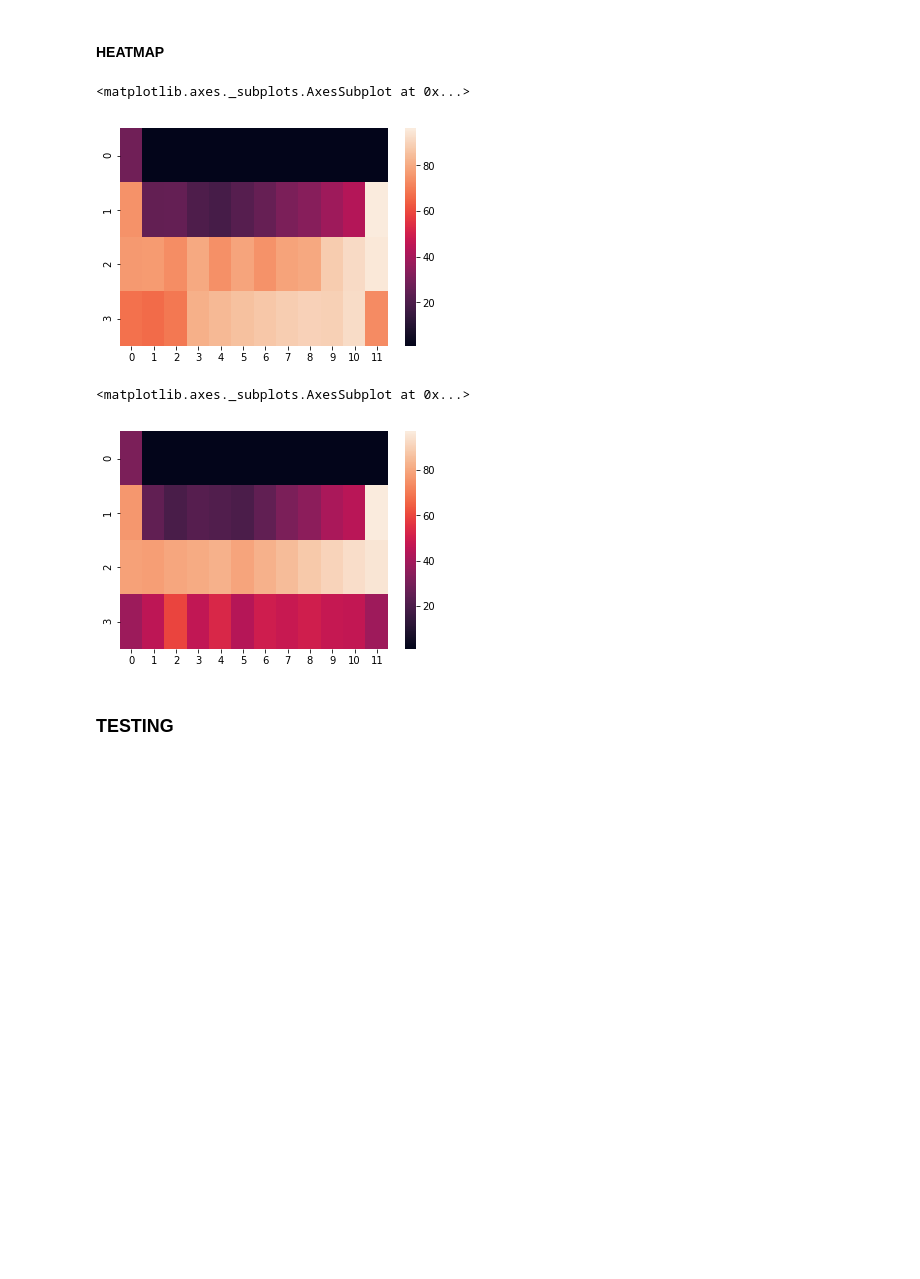
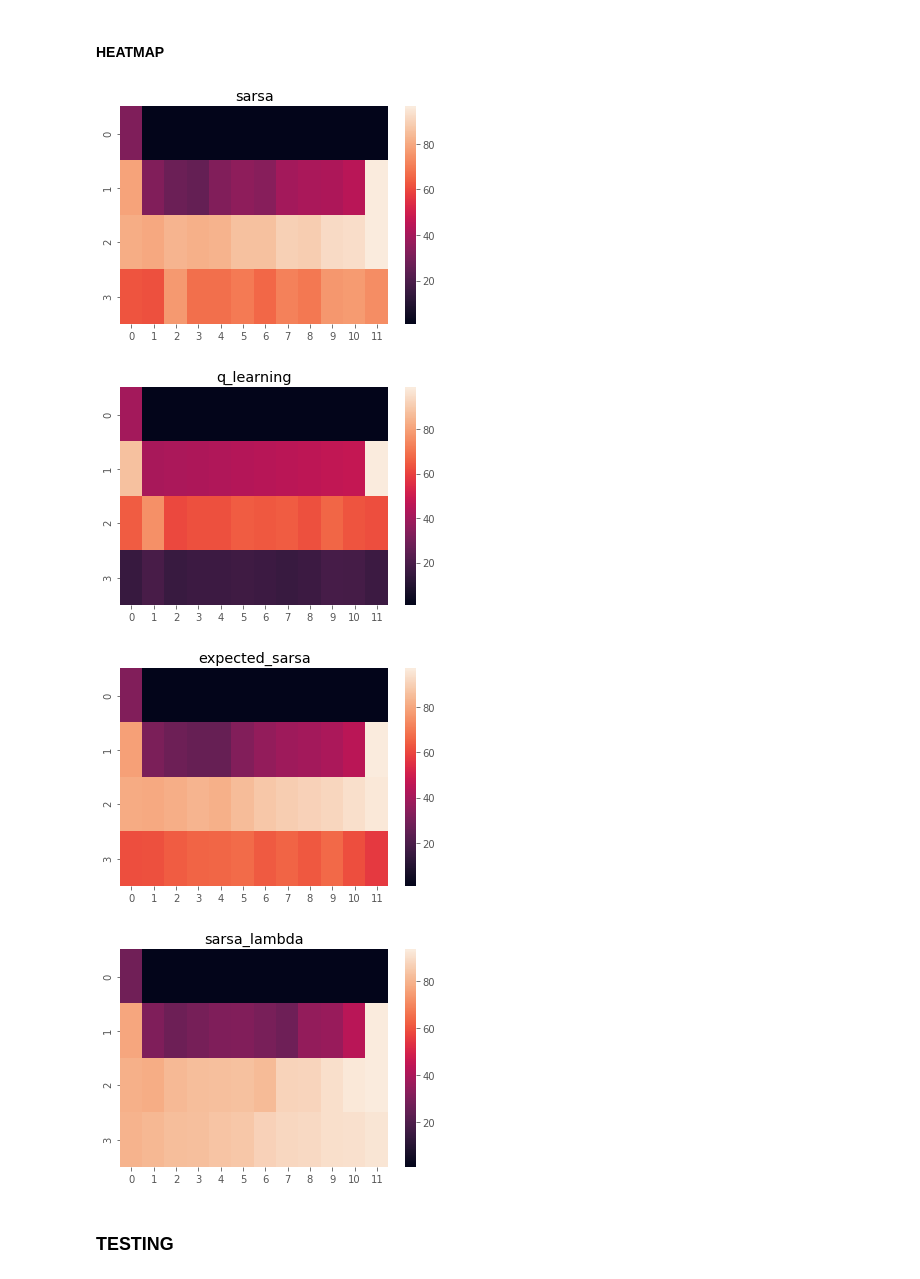
Before and after one commit to BenoitLeguay/Reinforcement_Learning_Basics, a Jupyter notebook: tabular_method/temporal_difference/Analysis with Cliffword.ipynb, the cells around one changed output. Drawn from its saved outputs; the diff is of its cells as text; code cells hidden in the pictures; blank space fills up the shorter version.

```diff
--- a/tabular_method/temporal_difference/Analysis with Cliffword.ipynb
+++ b/tabular_method/temporal_difference/Analysis with Cliffword.ipynb
@@ -56,0 +56,7 @@ expected_sarsa_agent = myagents.ExpectedSarsaAgent(agent_init)
+# %%
+agents = {
+    'sarsa': sarsa_agent,
+    'q_learning': q_learning_agent,
+    'expected_sarsa': expected_sarsa_agent,
+    'sarsa_lambda': sarsa_lambda_agent
+}
@@ -57,23 +67,2 @@ expected_sarsa_agent = myagents.ExpectedSarsaAgent(agent_init)
 # %% [markdown]
 ### Training
-# %%
-n_episode = 50000
-t_max_per_episode = 500
-verbose = False
-graphical = False
-agents = {
-    'q_learning_agent': q_learning_agent,
-    'expected_sarsa_agent': expected_sarsa_agent,
-
-}
-rewards_per_episode_per_agent = {
-    'q_learning_agent': list(),
-    'expected_sarsa_agent': list()
-
-}
-rewards_per_episode_per_agent_array = {
-    'q_learning_agent': np.array([]),
-    'expected_sarsa_agent': np.array([])
-
-}
-rewards_per_episode_array = np.array([])
@@ -123,9 +68,0 @@ for array_name, array in rewards_per_episode_per_agent_array.items():
-# %%
-for agent_name, rewards_per_episode_array in rewards_per_episode_per_agent_array.items():
-
-    rewards_per_episode_rolling_mean = utils.moving_average(rewards_per_episode_array, n=500)
-    plt.plot(range(len(rewards_per_episode_rolling_mean)),
-             rewards_per_episode_rolling_mean,
-            label=agent_name)
-
-plt.legend()
@@ -137,15 +81,14 @@ plt.legend()
 # %%
 import seaborn as sb
 # %%
-sb.heatmap(agents["q_learning_agent"].q.reshape(4, 4, 12).mean(axis=0))
+for agent_name, agent in agents.items():
+    sb.heatmap(agent.q.reshape(4, 4, 12).mean(axis=0)).set_title(agent_name)
+    plt.show()
 # %% [output]
-<matplotlib.axes._subplots.AxesSubplot at 0x...>
-[figure, old version]
+[figure, new version]
+[figure, added]
+[figure, added]
+[figure, added]
-# %%
-sb.heatmap(agents["expected_sarsa_agent"].q.reshape(4, 4, 12).mean(axis=0))
-# %% [output]
-<matplotlib.axes._subplots.AxesSubplot at 0x...>
-[figure, removed]
 # %% [markdown]
 ### TESTING
 # %%
```
Also changed, not shown: parts of 17 cells of this notebook, 23 other files.
